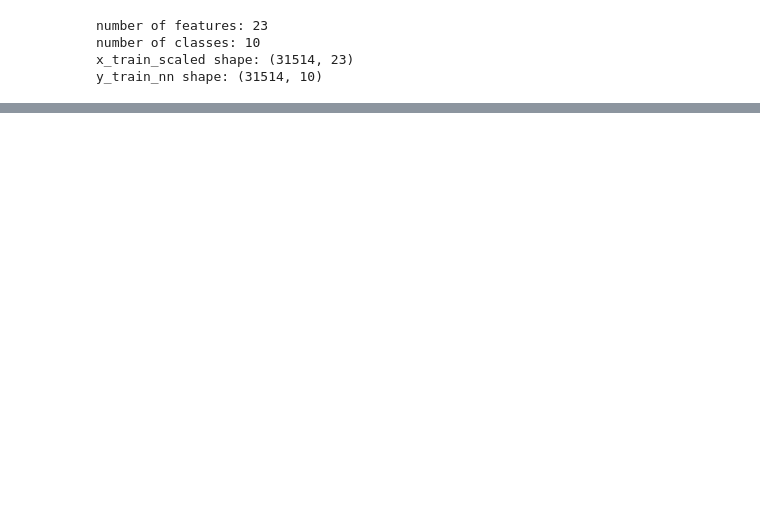
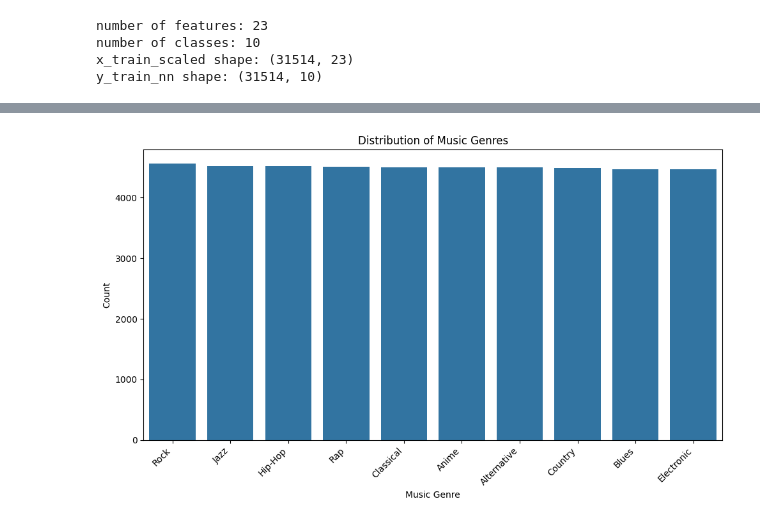
Before and after one commit to rpc1001/music-genre-ml, a Jupyter notebook: genre_classification.ipynb, the cells around one changed output, grey strips where cells are left out. Cells and saved outputs as stored; diff of their text form; code cells hidden in the pictures; blank space fills up the shorter version.

```diff
--- a/genre_classification.ipynb
+++ b/genre_classification.ipynb
@@ -98,3 +118,14 @@ y_train_nn shape: (31514, 10)
+# %%
+plt.figure(figsize=(10, 6))
+sb.countplot(data=df, x='music_genre', order=df['music_genre'].value_counts().index)
+plt.title('Distribution of Music Genres')
+plt.xlabel('Music Genre')
+plt.ylabel('Count')
+plt.xticks(rotation=45, ha='right')
+plt.tight_layout()
+plt.show()
+# %% [output]
+[figure, added]
 # %%
 def evaluate_classification_model(model_name, y_true_encoded, y_pred_encoded, y_prob=None):
     print(f"\n{model_name} eval")
```
Also changed, not shown: parts of 7 cells of this notebook, 2 other files.
